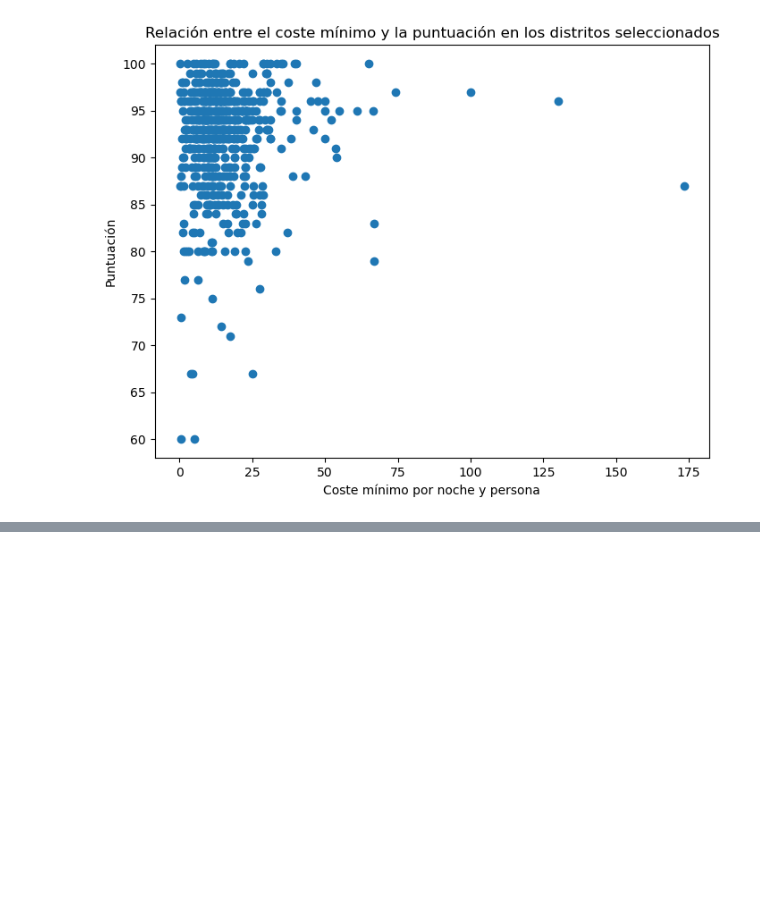
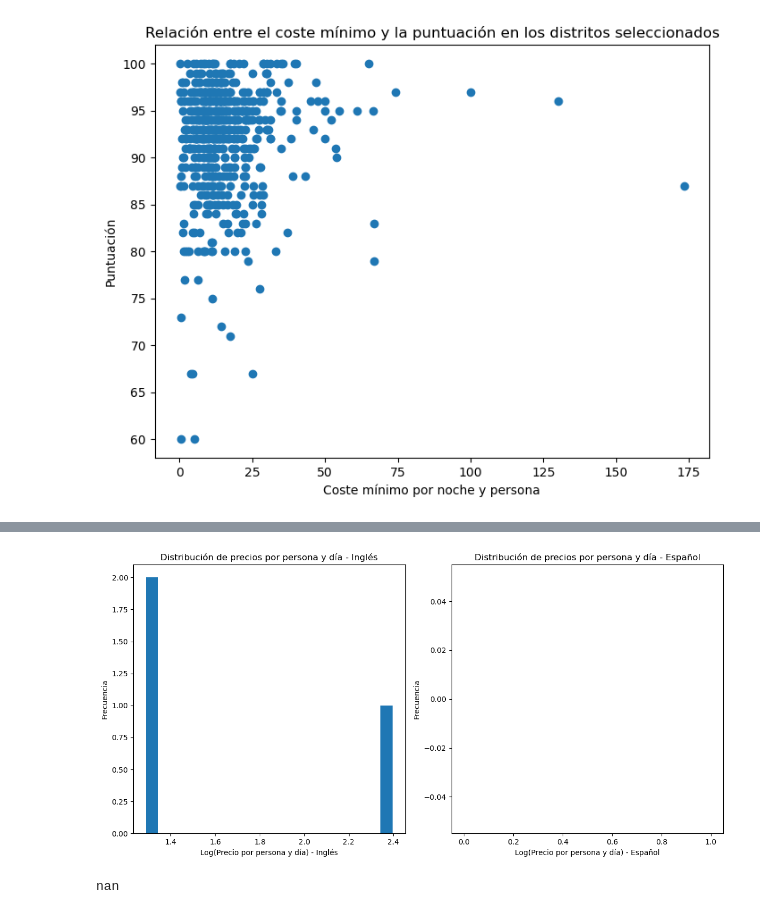
Before and after one commit to Jose-NachoySerra/Entrega-lunes-15, a Jupyter notebook: archivo.ipynb, the cells around one changed output, grey strips where cells are left out. Cells and saved outputs as stored; diff of their text form; code cells hidden in the pictures; blank space fills up the shorter version.

```diff
--- a/archivo.ipynb
+++ b/archivo.ipynb
@@ -318,0 +339,63 @@ grafico_disersion_coste_puntuacion(data, ['Centro', 'Arganzuela', 'Salamanca', '
+# %%
+import pandas as pd
+import matplotlib.pyplot as plt
+from langdetect import detect
+import numpy as np
+
+def plot_price_distribution_by_language(df, distritos):
+    # Filtrar el DataFrame por los distritos especificados
+    df_distritos = df[df['neighbourhood_group_cleansed'].isin(distritos)].copy()
+
+    # Detectar el idioma del tipo de alojamiento
+    df_distritos['language'] = df_distritos['room_type'].apply(lambda x: detect(str(x)))
+
+    # Calcular el precio por persona y día
+    df_distritos['price_ppd'] = df_distritos['price'] / (df_distritos['minimum_nights'] * df_distritos['accommodates'])
+
+    # Dividir los alojamientos en inglés y español
+    df_english = df_distritos[df_distritos['language'] == 'en'].copy()
+    df_spanish = df_distritos[df_distritos['language'] == 'es'].copy()
+
+    # Verificar la asimetría de la distribución de precios
+    english_skewness = df_english['price_ppd'].skew()
+    spanish_skewness = df_spanish['price_ppd'].skew()
+
+    # Aplicar transformación logarítmica si la distribución es muy asimétrica
+    if abs(english_skewness) > 1:
+        df_english.loc[:, 'log_price_ppd'] = np.log1p(df_english['price_ppd'])
+    else:
+        df_english.loc[:, 'log_price_ppd'] = df_english['price_ppd']
+
+    if abs(spanish_skewness) > 1:
+        df_spanish.loc[:, 'log_price_ppd'] = np.log1p(df_spanish['price_ppd'])
+    else:
+        df_spanish.loc[:, 'log_price_ppd'] = df_spanish['price_ppd']
+
+    # Dibujar los histogramas
+    plt.figure(figsize=(12, 6))
+    plt.subplot(1, 2, 1)
+    plt.hist(df_english['log_price_ppd'], bins=20)
+    plt.xlabel('Log(Precio por persona y día) - Inglés')
+    plt.ylabel('Frecuencia')
+    plt.title('Distribución de precios por persona y día - Inglés')
+
+    plt.subplot(1, 2, 2)
+    plt.hist(df_spanish['log_price_ppd'], bins=20)
+    plt.xlabel('Log(Precio por persona y día) - Español')
+    plt.ylabel('Frecuencia')
+    plt.title('Distribución de precios por persona y día - Español')
+
+    plt.tight_layout()
+    plt.show()
+
+    # Calcular las diferencias entre los precios de alojamientos en inglés y español
+    english_mean = df_english['price_ppd'].mean()
+    spanish_mean = df_spanish['price_ppd'].mean()
+    price_diff = spanish_mean - english_mean
+
+    return price_diff
+
+plot_price_distribution_by_language(data, ['Centro', 'Arganzuela', 'Salamanca', 'Chamartín', 'Tetuán'])
+# %% [output]
+[figure, added]
+nan
```
Also changed, not shown: parts of 2 cells of this notebook.
